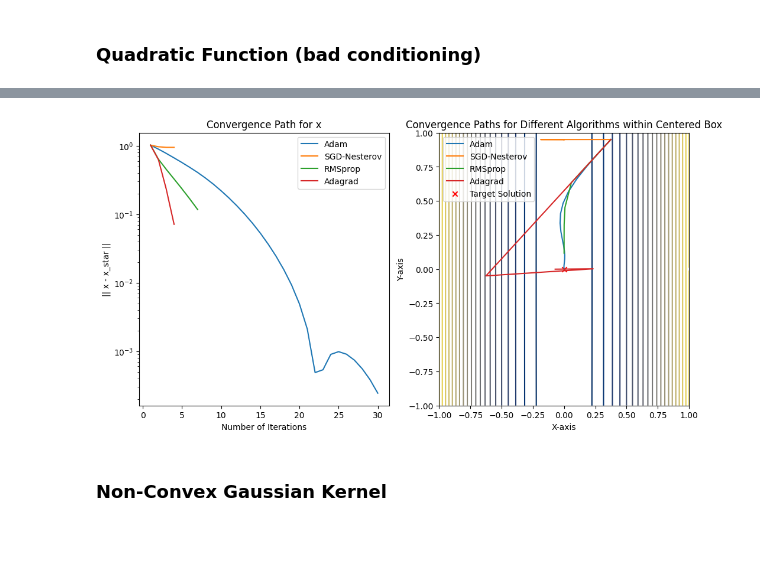
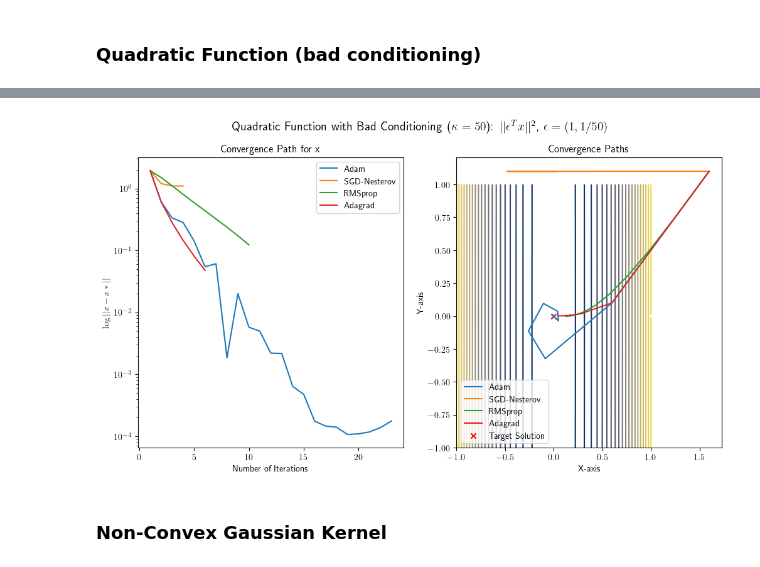
Before and after one commit to JulesBrable/AdvancedML, a Jupyter notebook: notebooks/algorithms.ipynb, the cells around one changed output, grey strips where cells are left out. Saved outputs shown, nothing was run; the diff lists cells and outputs as text; code cells hidden in the pictures; blank space fills up the shorter version.

```diff
--- a/notebooks/algorithms.ipynb
+++ b/notebooks/algorithms.ipynb
@@ -324,8 +337,18 @@ sol_quad2, val_quad2 = optimize_worklow(
-# %%
-# Plot convergence paths for different algorithms within a box
-plot_multiple_convergence_paths(sol_quad2, quadratic_bad, x_star, box_scale=1)
-# %% [output]
-[figure, removed]
+# %%
+optimizers_config = {
+    "Adam": (AdamOptimizer, {"lr": 1e-0, "beta1": 0.3, "beta2": 0.999}),
+    "SGD-Nesterov": (optim.SGD, {"lr": 1e-0, "nesterov": True, "momentum": 0.3, "dampening": 0}),
+    "RMSprop": (optim.RMSprop, {"lr": 1e-1, "momentum": 0.3, "alpha": 0.9}),
+    "Adagrad": (optim.Adagrad, {"lr": 1e-0, "lr_decay": 0.1}),
+}
+sol_quad2, values = optimize_with_multiple_optimizers(x_init=[1.6, 1.1], loss_fn=quadratic_bad, loss_grad=quadratic_bad_grad,
+                                                      optimizers_config=optimizers_config, max_iter=1000, tol_grad=1e-6)
+
+# Plot convergence paths for different algorithms within a box
+title = "Quadratic Function with Bad Conditioning ($\kappa = 50$): $|| \epsilon^T x ||^2$, $\epsilon = (1, 1/50)$"
+plot_multiple_convergence_paths(sol_quad2, quadratic_bad, x_star, box_scale=1, title=title)
+# %% [output]
+[figure, added]
 # %% [markdown]
 ### Non-Convex Gaussian Kernel
 # %%
```
Also changed, not shown: parts of 24 cells of this notebook, 6 other files.
